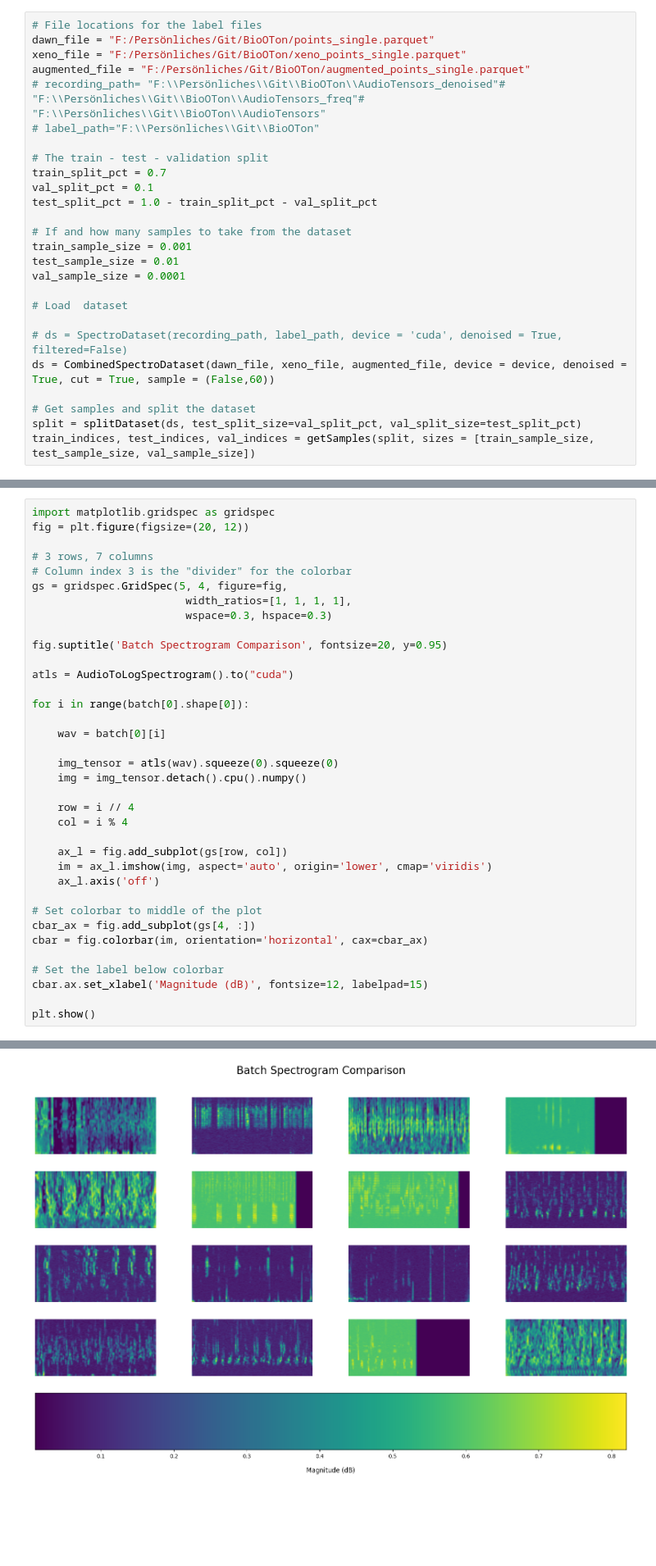
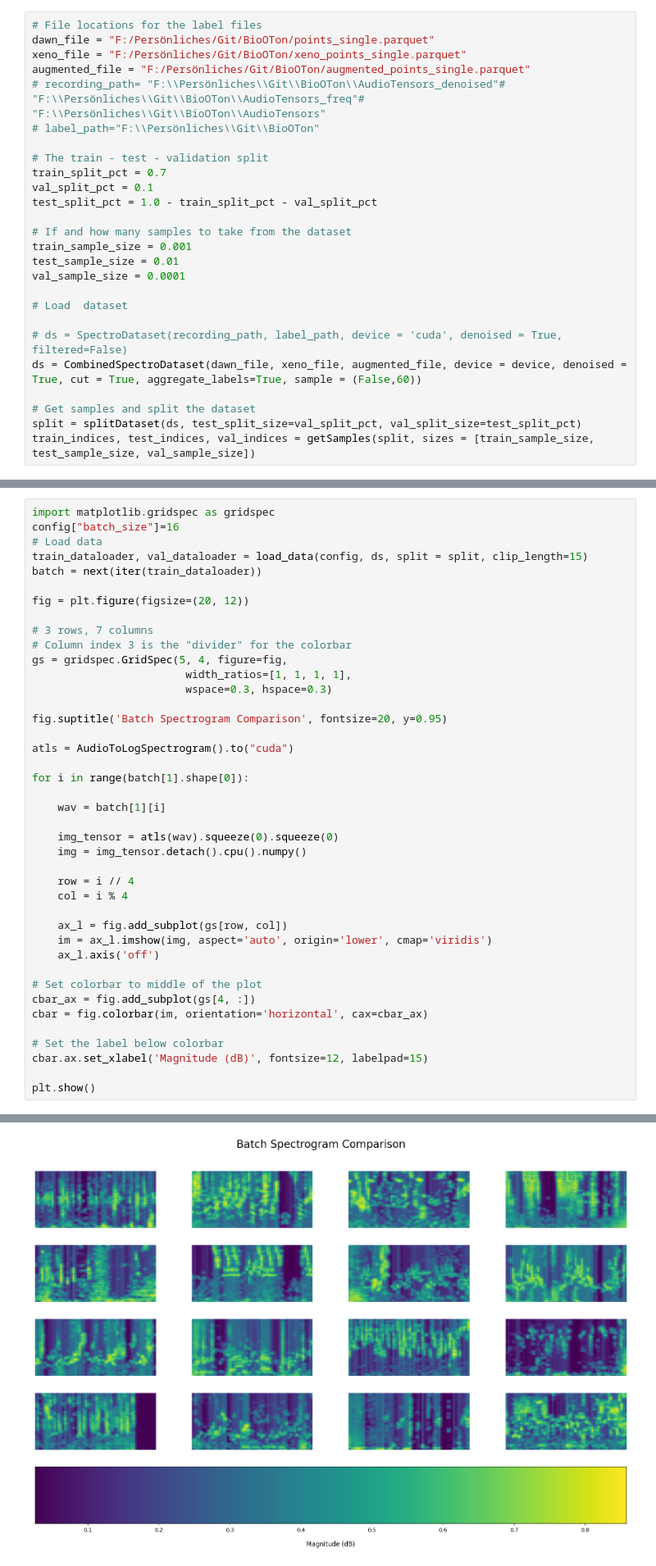
Before and after one commit to mfherrm/BioOTon, a Jupyter notebook: DL_ray_tune.ipynb, the cells around one changed output, grey strips where cells are left out. Shown at 82% size. Cells and saved outputs as stored; diff of their text form; blank space fills up the shorter version.

```diff
--- a/DL_ray_tune.ipynb
+++ b/DL_ray_tune.ipynb
@@ -139,7 +140,7 @@ val_sample_size = 0.0001
 # Load  dataset
 
 # ds = SpectroDataset(recording_path, label_path, device = 'cuda', denoised = True, filtered=False)
-ds = CombinedSpectroDataset(dawn_file, xeno_file, augmented_file, device = device, denoised = True, cut = True, sample = (False,60))
+ds = CombinedSpectroDataset(dawn_file, xeno_file, augmented_file, device = device, denoised = True, cut = True, aggregate_labels=True, sample = (False,60))
 
 # Get samples and split the dataset
 split = splitDataset(ds, test_split_size=val_split_pct, val_split_size=test_split_pct)
@@ -171,5 +151,10 @@ Getting index 123099, F:\Persönliches\Git\BioOTon\augmented_data_denoised\wn_28
 # %%
 import matplotlib.gridspec as gridspec
+config["batch_size"]=16
+# Load data
+train_dataloader, val_dataloader = load_data(config, ds, split = split, clip_length=15)
+batch = next(iter(train_dataloader))
+
 fig = plt.figure(figsize=(20, 12))
 
 # 3 rows, 7 columns
@@ -182,9 +167,9 @@ fig.suptitle('Batch Spectrogram Comparison', fontsize=20, y=0.95)
 
 atls = AudioToLogSpectrogram().to("cuda")
 
-for i in range(batch[0].shape[0]):
+for i in range(batch[1].shape[0]):
 
-    wav = batch[0][i]
+    wav = batch[1][i]
 
     img_tensor = atls(wav).squeeze(0).squeeze(0)
     img = img_tensor.detach().cpu().numpy()
@@ -208,4 +209,4 @@ plt.show()
-[figure, old version]
+[figure, new version]
 # %%
 # Rayt[tune] parameters
 concurrent_trials = 2
```
Also changed, not shown: parts of 15 cells of this notebook, 3 other files.
